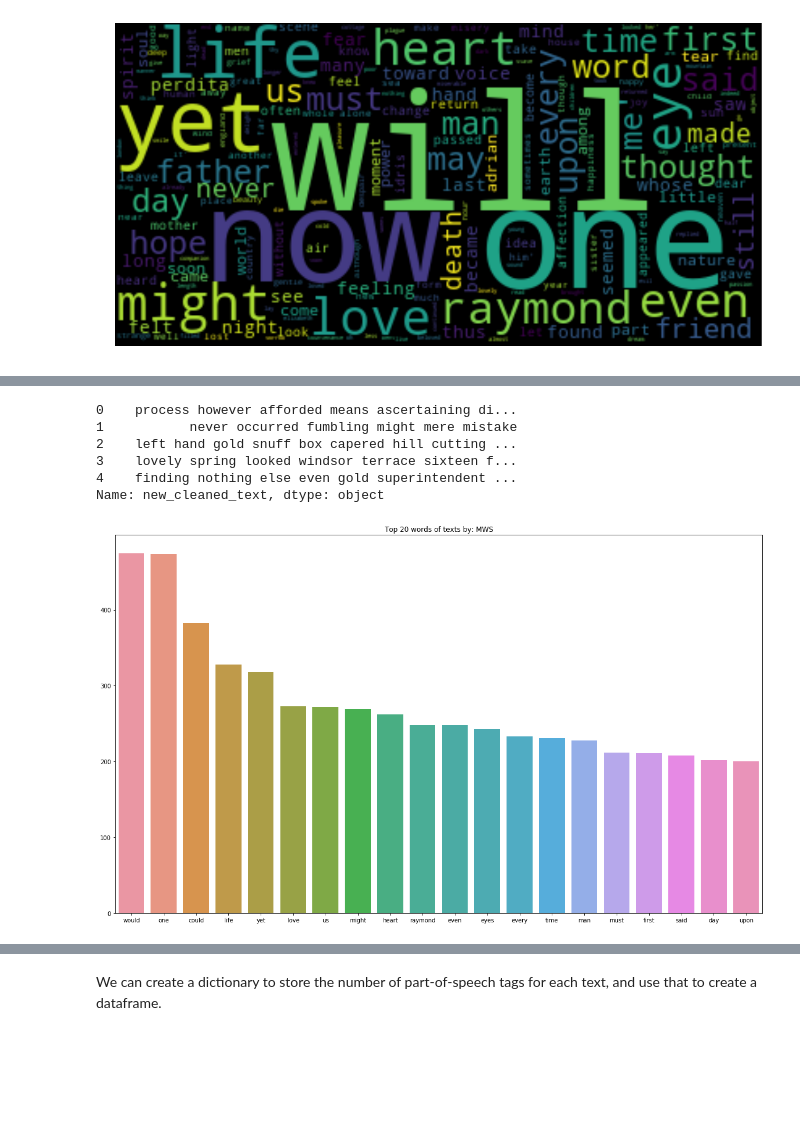
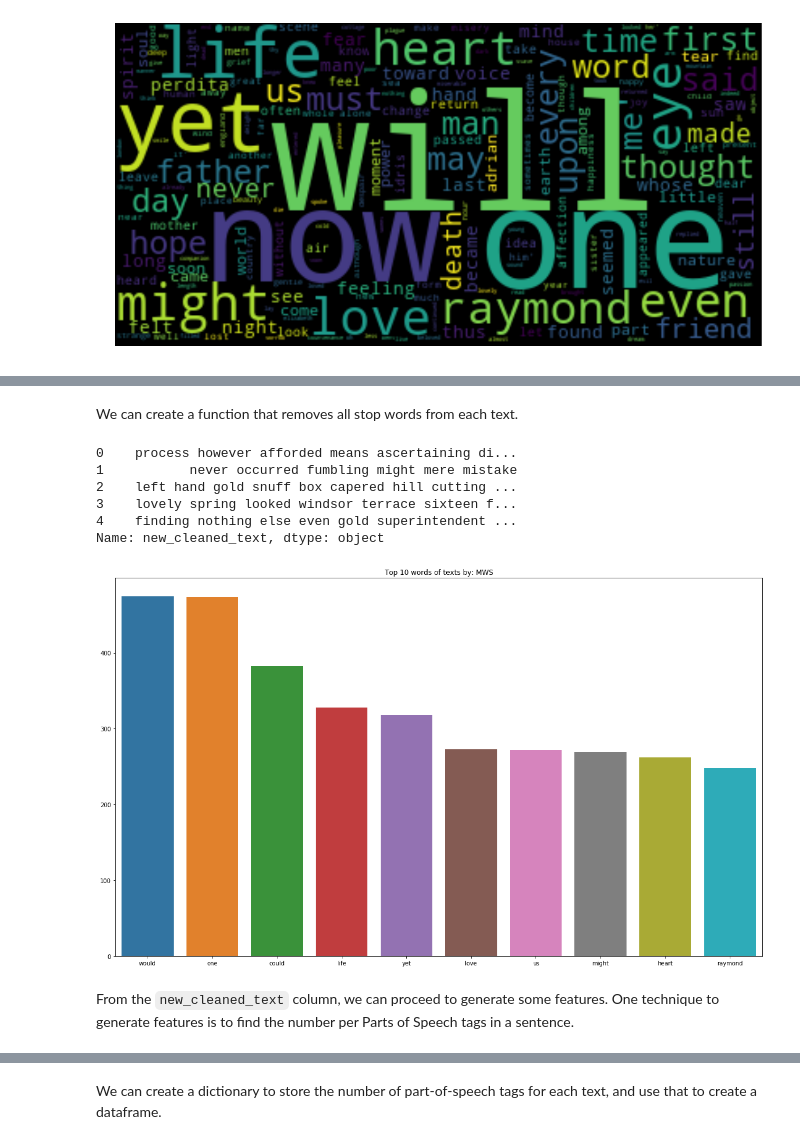
Before and after one commit to ngbolin/PythonProgrammingWorkshop, a Jupyter notebook: SMUMSE_ProgWorkshop_Lesson5.ipynb, the cells around one changed output, grey strips where cells are left out. Saved outputs shown, nothing was run; the diff lists cells and outputs as text; code cells hidden in the pictures; blank space fills up the shorter version.

```diff
--- a/SMUMSE_ProgWorkshop_Lesson5.ipynb
+++ b/SMUMSE_ProgWorkshop_Lesson5.ipynb
@@ -463,7 +525,7 @@ What are some of the most popular words? Recall that we can create a dictionary
 # %%
 from collections import Counter
 
-def top_20_words(data, col, author):
+def top_10_words(data, col, author):
     text_column = data[data['author'] == author][col]
 
     word_count_dict = {}
@@ -474,6 +536,6 @@ def top_20_words(data, col, author):
             except: word_count_dict[word] = 1
 
     top_words_counter = Counter(word_count_dict)
-    mc = top_words_counter.most_common(20)
+    mc = top_words_counter.most_common(10)
     return [word for (word, value) in mc], [value for (word, value) in mc]
 # %%
@@ -499,13 +546,13 @@ top_20_words(dat, 'cleaned_text', 'MWS')
 # %%
-def plot_top_20_words(data, col, author):
+def plot_top_10_words(data, col, author):
     plt.figure(figsize=(20, 12))
-    words, freq = top_20_words(data, col, author)
+    words, freq = top_10_words(data, col, author)
 
     x_pos = np.arange(len(words))
     sns.barplot(x_pos, freq)
     plt.xticks(x_pos, words)
-    plt.title('Top 20 words of texts by: %s' % author)
+    plt.title('Top 10 words of texts by: %s' % author)
     plt.show()
 
-plot_top_20_words(dat, 'cleaned_text', 'MWS')
+plot_top_10_words(dat, 'cleaned_text', 'MWS')
 # %% [output]
@@ -535,3 +584,5 @@ list(stopwords)[:6]
+# %% [markdown]
+We can create a function that removes all stop words from each text.
 # %%
 def remove_stopwords(text):
     # Removing stopwords (takes a relatively longer amount of time)
@@ -554,7 +605,9 @@ dat['new_cleaned_text'].head()
 4    finding nothing else even gold superintendent ...
 Name: new_cleaned_text, dtype: object
 # %%
-plot_top_20_words(dat, 'new_cleaned_text', 'MWS')
+plot_top_10_words(dat, 'new_cleaned_text', 'MWS')
 # %% [output]
-[figure, old version]
+[figure, new version]
+# %% [markdown]
+From the `new_cleaned_text` column, we can proceed to generate some features. One technique to generate features is to find the number per Parts of Speech tags in a sentence.
 # %% [markdown]
```
Also changed, not shown: parts of 41 cells of this notebook.
